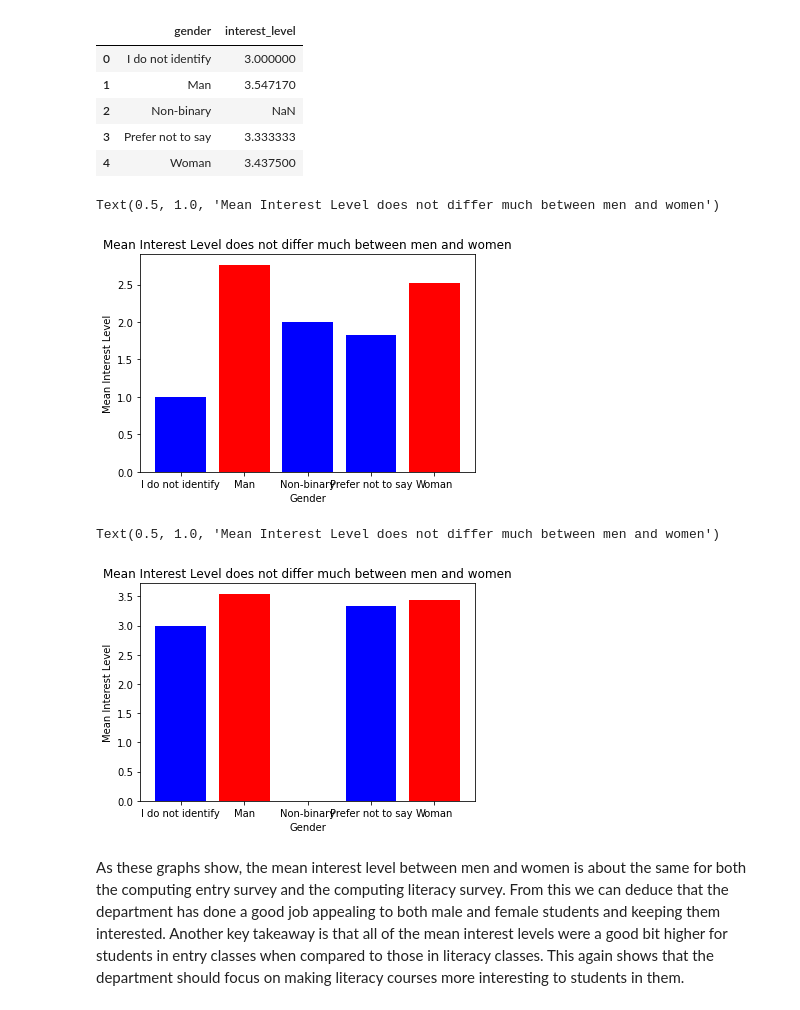
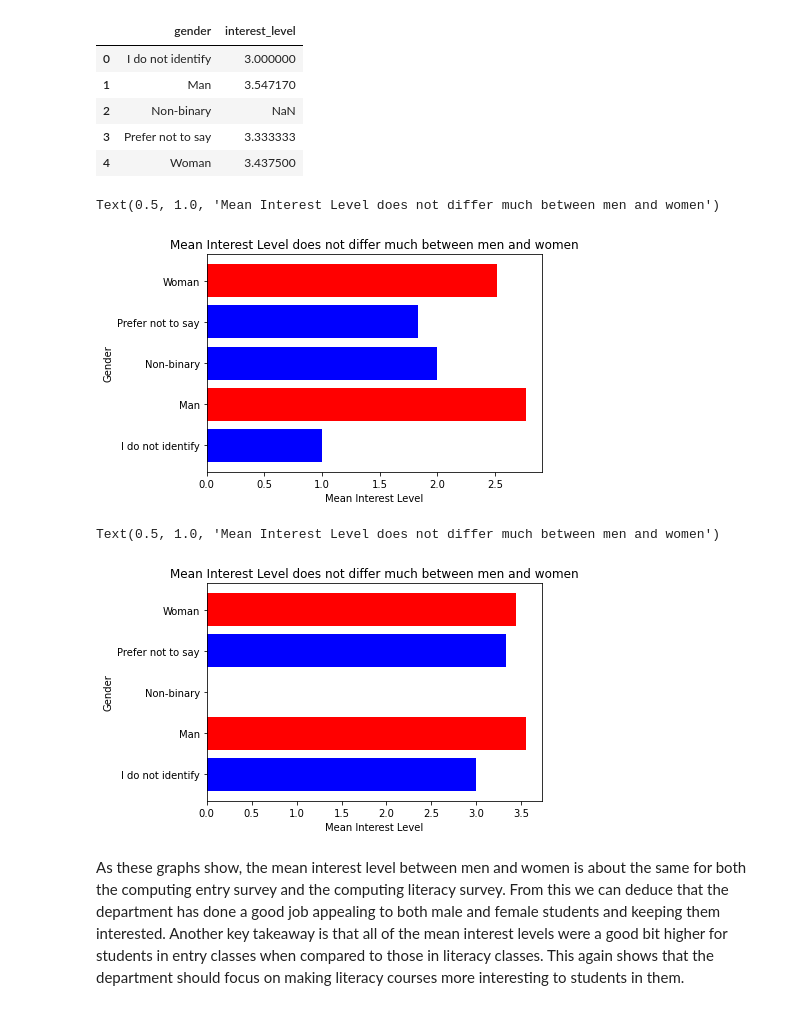
Before and after one commit to jackr276/Project-2---Data-Anaylsis-with-Python, a Jupyter notebook: Project 2 Data Analysis.ipynb, the cells around one changed output. Drawn from its saved outputs; the diff is of its cells as text; code cells hidden in the pictures.

```diff
--- a/Project 2 Data Analysis.ipynb
+++ b/Project 2 Data Analysis.ipynb
@@ -138,21 +138,21 @@ grouped_gender_entry
 | 4 | Woman | 3.437500 |
 # %%
 # Graph interest level against gender
-plt.bar(grouped_gender_lit["gender"], grouped_gender_lit["interest_level"], color = ['blue', 'red', 'blue', 'blue', 'red' ])
-plt.xlabel('Gender')
-plt.ylabel('Mean Interest Level')
+plt.barh(grouped_gender_lit["gender"], grouped_gender_lit["interest_level"], color = ['blue', 'red', 'blue', 'blue', 'red' ])
+plt.xlabel('Mean Interest Level')
+plt.ylabel('Gender')
 plt.title('Mean Interest Level does not differ much between men and women')
 # %% [output]
 Text(0.5, 1.0, 'Mean Interest Level does not differ much between men and women')
-[figure, old version]
+[figure, new version]
 # %%
 # Graph interest level against gender
-plt.bar(grouped_gender_entry["gender"], grouped_gender_entry["interest_level"], color = ['blue', 'red', 'blue', 'blue', 'red' ])
-plt.xlabel('Gender')
-plt.ylabel('Mean Interest Level')
+plt.barh(grouped_gender_entry["gender"], grouped_gender_entry["interest_level"], color = ['blue', 'red', 'blue', 'blue', 'red' ])
+plt.xlabel('Mean Interest Level')
+plt.ylabel('Gender')
 plt.title('Mean Interest Level does not differ much between men and women')
 # %% [output]
 Text(0.5, 1.0, 'Mean Interest Level does not differ much between men and women')
-[figure, old version]
+[figure, new version]
 # %% [markdown]
 As these graphs show, the mean interest level between men and women is about the same for both the computing entry survey and the computing literacy survey. From this we can deduce that the department has done a good job appealing to both male and female students and keeping them interested. Another key takeaway is that all of the mean interest levels were a good bit higher for students in entry classes when compared to those in literacy classes. This again shows that the department should focus on making literacy courses more interesting to students in them.
```
